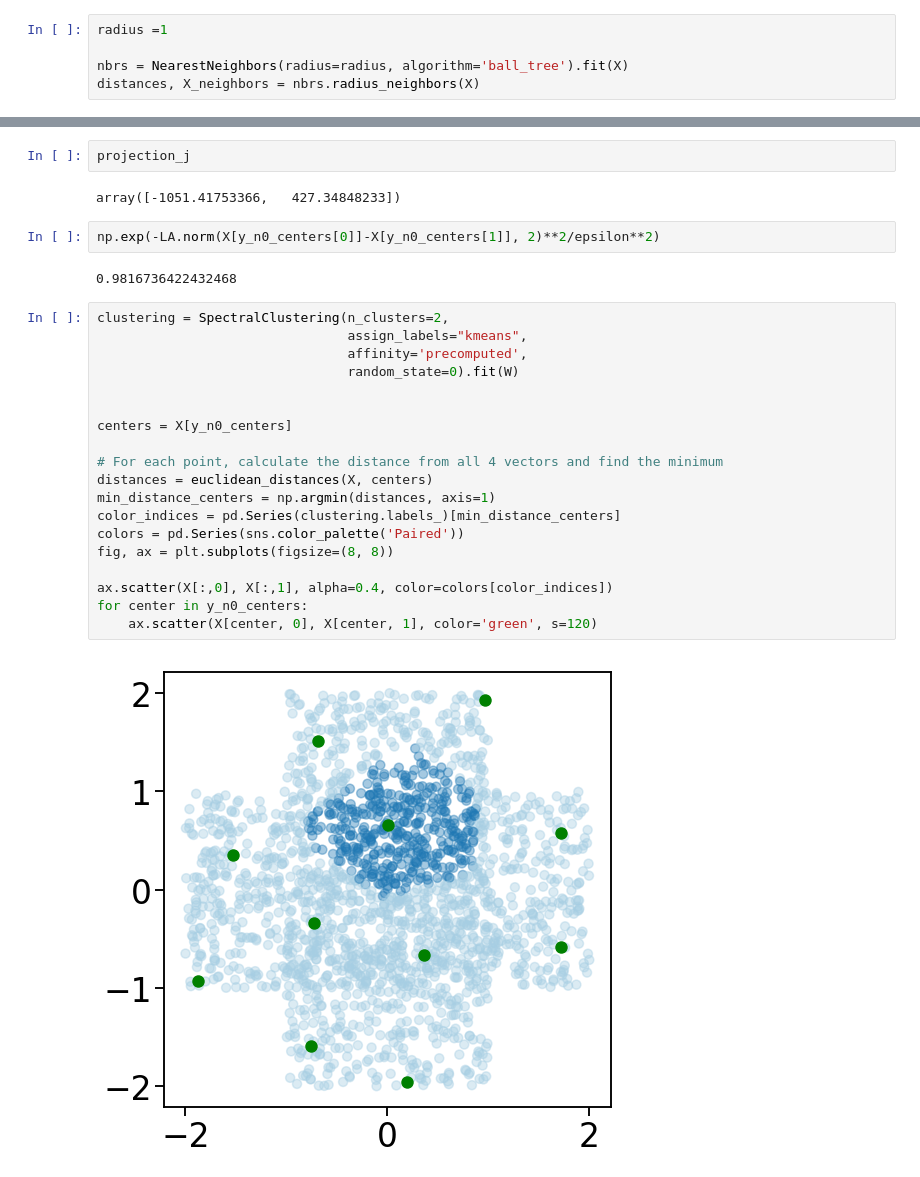
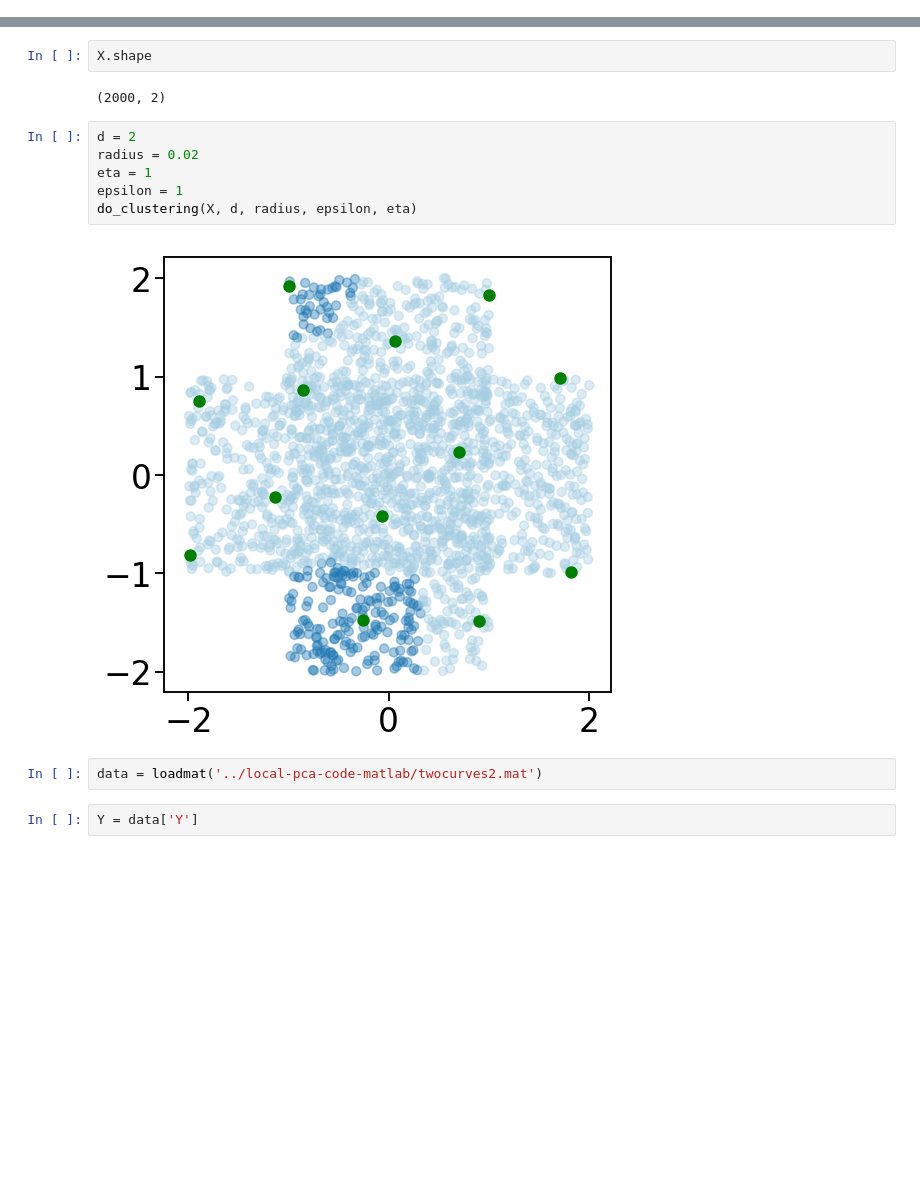
Before and after one commit to saketkc/EE-546-project, a Jupyter notebook: notebooks/04.local-PCA-spectralClustering.ipynb, the cells around one changed output, grey strips where cells are left out. Cells and saved outputs as stored; diff of their text form; blank space fills up the shorter version.

```diff
--- a/notebooks/04.local-PCA-spectralClustering.ipynb
+++ b/notebooks/04.local-PCA-spectralClustering.ipynb
@@ -51,6 +50 @@ X = np.vstack([X1, X2])
-# %%
-radius =1
-
-nbrs = NearestNeighbors(radius=radius, algorithm='ball_tree').fit(X)
-distances, X_neighbors = nbrs.radius_neighbors(X)
 # %%
@@ -130,29 +107,16 @@ array([ 964.71580246, -112.00713122])
-# %%
-projection_j
-# %% [output]
-array([-1051.41753366,   427.34848233])
-# %%
-np.exp(-LA.norm(X[y_n0_centers[0]]-X[y_n0_centers[1]], 2)**2/epsilon**2)
-# %% [output]
-0.9816736422432468
-# %%
-clustering = SpectralClustering(n_clusters=2,
-                                assign_labels="kmeans",
-                                affinity='precomputed',
-                                random_state=0).fit(W)
-
-
-centers = X[y_n0_centers]
-
-# For each point, calculate the distance from all 4 vectors and find the minimum
-distances = euclidean_distances(X, centers)
-min_distance_centers = np.argmin(distances, axis=1)
-color_indices = pd.Series(clustering.labels_)[min_distance_centers]
-colors = pd.Series(sns.color_palette('Paired'))
-fig, ax = plt.subplots(figsize=(8, 8))
-
-ax.scatter(X[:,0], X[:,1], alpha=0.4, color=colors[color_indices])
-for center in y_n0_centers:
-    ax.scatter(X[center, 0], X[center, 1], color='green', s=120)
-# %% [output]
-[figure, removed]
+# %%
+X.shape
+# %% [output]
+(2000, 2)
+# %%
+d = 2
+radius = 0.02
+eta = 1
+epsilon = 1
+do_clustering(X, d, radius, epsilon, eta)
+# %% [output]
+[figure, added]
+# %%
+data = loadmat('../local-pca-code-matlab/twocurves2.mat')
+# %%
+Y = data['Y']
```
Also changed, not shown: parts of 11 cells of this notebook.
